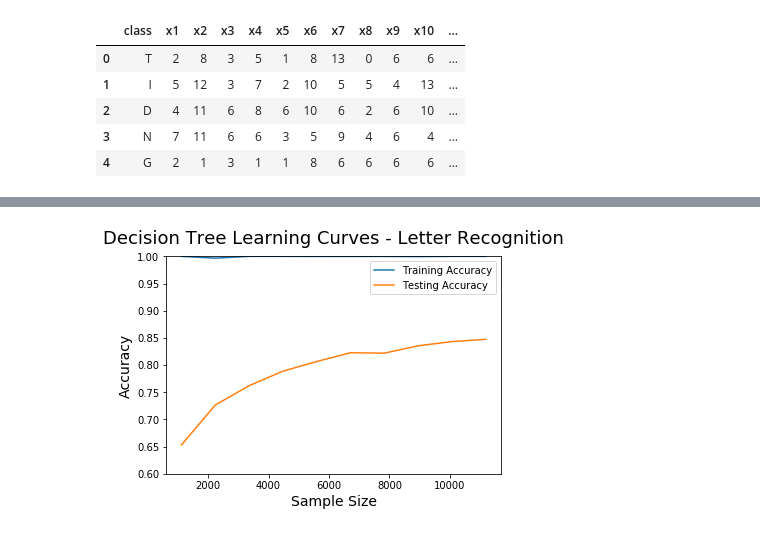
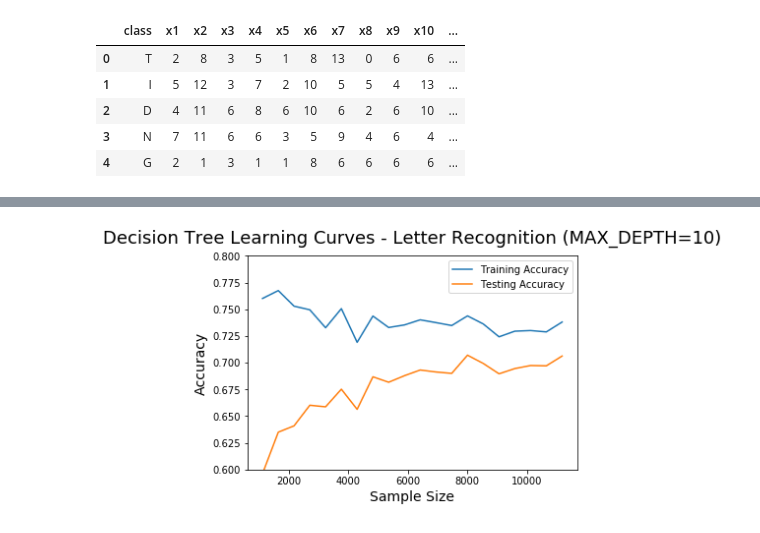
Before and after one commit to charlieaxle/cs7461_1, a Jupyter notebook: letters.ipynb, the cells around one changed output, grey strips where cells are left out. Drawn from its saved outputs; the diff is of its cells as text; code cells hidden in the pictures.

```diff
--- a/letters.ipynb
+++ b/letters.ipynb
@@ -63,23 +58,24 @@ GStree.best_params_
 # %%
 from sklearn.model_selection import learning_curve
 # %%
-train_sizes, learn_train_scores, learn_test_scores = learning_curve(GStree,X_train, y_train,train_sizes= np.linspace(.1,1,10), cv=5, shuffle=True)
+train_sizes, learn_train_scores, learn_test_scores = learning_curve(tree.DecisionTreeClassifier(max_depth=10),X_train, y_train,train_sizes= np.linspace(.1,1,20), cv=5, shuffle=True)
 # %%
 learn_train_mean = learn_train_scores.mean(axis=1)
 learn_test_mean = learn_test_scores.mean(axis=1)
 # %%
 plt.plot(train_sizes, learn_train_mean, label = 'Training Accuracy')
 plt.plot(train_sizes, learn_test_mean, label = 'Testing Accuracy')
 #plt.fill_between(train_sizes, train_scores_avg - train_scores_std, train_scores_avg + train_scores_std,
 #                 alpha=0.1, color="b")
 #plt.fill_between(train_sizes, test_scores_avg - test_scores_std, test_scores_avg + test_scores_std,
 #                 alpha=0.1, color="g")
 
 plt.ylabel('Accuracy', fontsize = 14)
 plt.xlabel('Sample Size', fontsize = 14)
-plt.title('Decision Tree Learning Curves - Letter Recognition', fontsize = 18, y = 1.03)
+plt.title('Decision Tree Learning Curves - Letter Recognition (MAX_DEPTH=10)', fontsize = 18, y = 1.03)
 plt.legend()
-plt.ylim(0.6,1.0)
-plt.savefig("Letters_DT_LC.png")
+plt.ylim(0.6,.8)
+
+plt.savefig("Letters_DT_LC-2.png",bbox_inches="tight")
 # %% [output]
-[figure, old version]
+[figure, new version]
```
Also changed, not shown: parts of 18 cells of this notebook, 7 other files.
